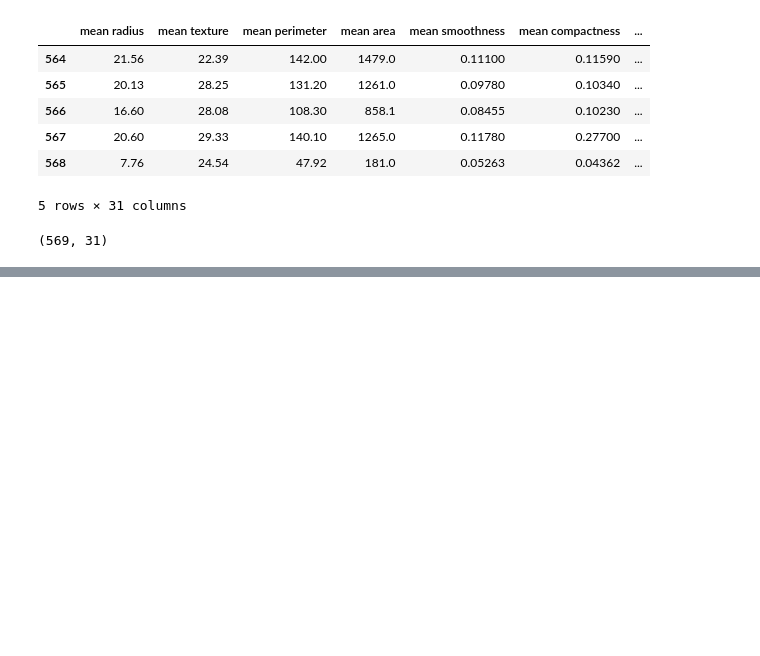
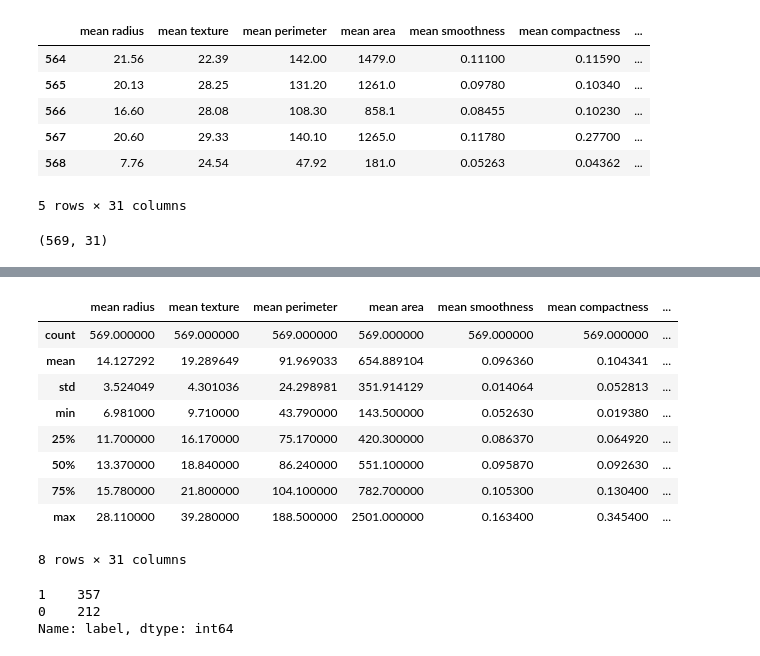
Before and after one commit to Drtey/classification_ML, a Jupyter notebook: models/bc_class.ipynb, the cells around one changed output, grey strips where cells are left out. Drawn from its saved outputs; the diff is of its cells as text; code cells hidden in the pictures; blank space fills up the shorter version.

```diff
--- a/models/bc_class.ipynb
+++ b/models/bc_class.ipynb
@@ -65,0 +107,19 @@ data_frame.shape
+# %%
+data_frame.describe()
+# %% [output]
+|  | mean radius | mean texture | mean perimeter | mean area | mean smoothness | mean compactness | ... |
+| count | 569.000000 | 569.000000 | 569.000000 | 569.000000 | 569.000000 | 569.000000 | ... |
+| mean | 14.127292 | 19.289649 | 91.969033 | 654.889104 | 0.096360 | 0.104341 | ... |
+| std | 3.524049 | 4.301036 | 24.298981 | 351.914129 | 0.014064 | 0.052813 | ... |
+| min | 6.981000 | 9.710000 | 43.790000 | 143.500000 | 0.052630 | 0.019380 | ... |
+| 25% | 11.700000 | 16.170000 | 75.170000 | 420.300000 | 0.086370 | 0.064920 | ... |
+| 50% | 13.370000 | 18.840000 | 86.240000 | 551.100000 | 0.095870 | 0.092630 | ... |
+| 75% | 15.780000 | 21.800000 | 104.100000 | 782.700000 | 0.105300 | 0.130400 | ... |
+| max | 28.110000 | 39.280000 | 188.500000 | 2501.000000 | 0.163400 | 0.345400 | ... |
+8 rows × 31 columns
+# %%
+data_frame['label'].value_counts()
+# %% [output]
+1    357
+0    212
+Name: label, dtype: int64
```
Also changed, not shown: parts of 22 cells of this notebook.
